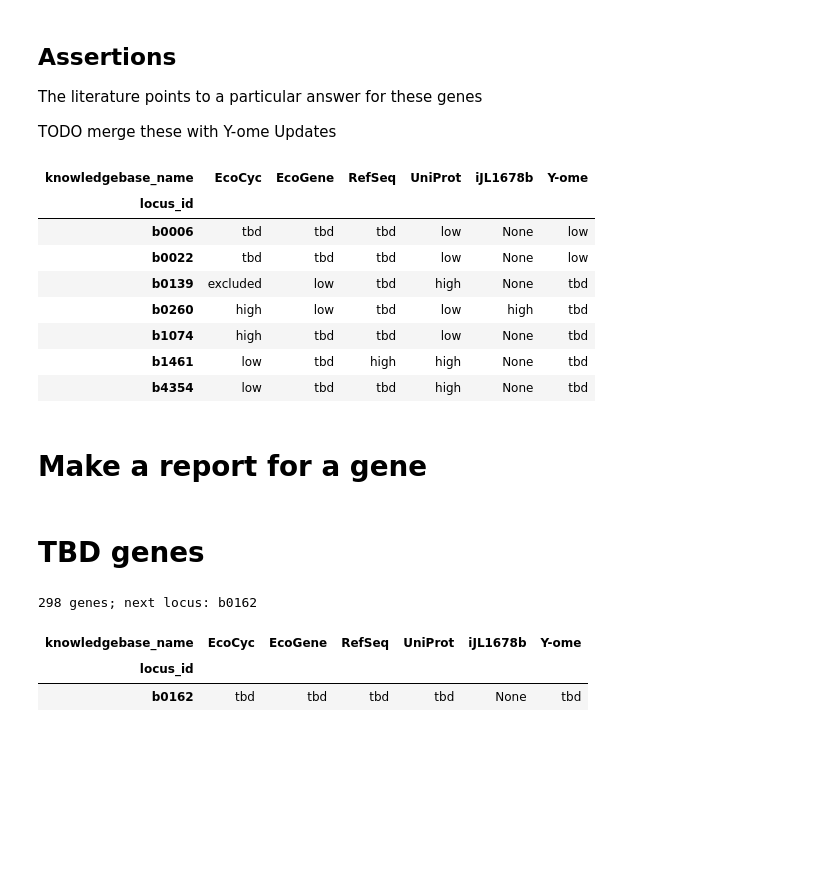
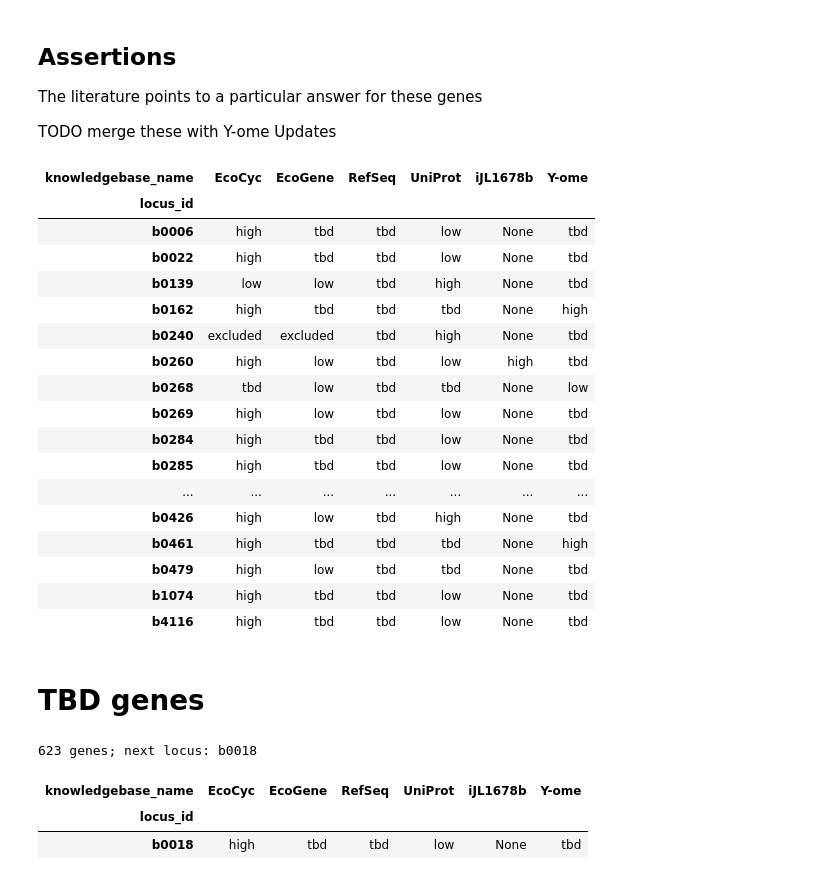
Before and after one commit to zakandrewking/y-ome, a Jupyter notebook: notebooks/17..12.06 Categories.ipynb, the cells around one changed output. Saved outputs shown, nothing was run; the diff lists cells and outputs as text; code cells hidden in the pictures; blank space fills up the shorter version.

```diff
--- a/notebooks/17..12.06 Categories.ipynb
+++ b/notebooks/17..12.06 Categories.ipynb
@@ -104,7 +110,8 @@ ecocyc_evidence = to_df(
     .filter(Knowledgebase.name == 'EcoCyc')
     .filter(KnowledgebaseFeature.feature_type == 'evidence_html')
 )
-ecocyc_evidence_has_assay = ecocyc_evidence[ecocyc_evidence.feature.str.contains('assay', flags=re.IGNORECASE)]
+ecocyc_evidence_has_assay = ecocyc_evidence[ecocyc_evidence.feature.str.contains('assay', flags=re.IGNORECASE)
+                                            | ecocyc_evidence.feature.str.contains('traceable author statement to experimental support', flags=re.IGNORECASE)]
 # %%
 def calculate_y_ome(row):
     any_high =     any(x == 'high'     for x in row)
@@ -230,36 +236,60 @@ TODO merge these with Y-ome Updates
 # %%
 assertions = [
     ('b1461', 'high'), # see literature validation (correct in UniProt)
     ('b0129', 'low'),
     ('b1786', 'low'),
     ('b0260', 'high'),
     ('b0022', 'high'), # I think we know enough by this insertion element to call it "high"
     ('b4354', 'high'), # new evidence in Y-ome Updates
     ('b0022', 'high'), # see EcoCyc
     ('b0001', 'high'), # see EcoCyc
     ('b0020', 'high'), # see EcoCyc
     ('b0034', 'high'), # see EcoCyc
     ('b0037', 'high'), # see EcoCyc
     ('b0040', 'high'), # see EcoCyc
     ('b0006', 'read more'),
     ('b1074', 'high'), # fix with complex info from EcoCyc
     ('b0089', 'high'), # EcoCyc assay evidence
     ('b0139', 'read more'),
+    ('b4116', 'low'), # EcoCyc: conditions under which it is expressed remain unknown
+    ('b2163', 'low'), # EcoCyc: The genes that the YeiL transcriptional activator regulates have not been identified yet
+    ('b2952', 'low'), # EcoCyc
+    ('b0598', 'high'), # EcoCyc
+    ('b0162', 'low'), # EcoCyc / RegulonDB
+    ('b0240', 'high'), # see notes above
+    ('b0268', 'read more'), # are co-crystal structures enough to confirm enzyme activity?
+    ('b0269', 'read more'), # is complementation assay enough to confirm activity?
+    ('b0284', 'high'), # see EcoCyc complex
+    ('b0285', 'high'), # see EcoCyc complex
+    ('b0286', 'high'), # see EcoCyc complex
+    ('b0287', 'low'), # few details
+    ('b0301', 'low'), # few details
+    ('b0341', 'read more'), # is co-expression under a clear condition + sequence similarity enough?
+    ('b0426', 'read more'), # EcoGene; Qiao, 2008
+    ('b0461', 'low'), # few details
+    ('b0479', 'high'), # see EcoCyc
 ]
 # print an incorrect assertions
 def check_for_row(row):
     return any(row.name == locus_tag and row['Y-ome'] != val
                for locus_tag, val in assertions)
 kbases_unstacked[kbases_unstacked.apply(check_for_row, axis=1)]
 # %% [output]
 | knowledgebase_name | EcoCyc | EcoGene | RefSeq | UniProt | iJL1678b | Y-ome |
 | locus_id |  |  |  |  |  |  |
-| b0006 | tbd | tbd | tbd | low | None | low |
-| b0022 | tbd | tbd | tbd | low | None | low |
-| b0139 | excluded | low | tbd | high | None | tbd |
+| b0006 | high | tbd | tbd | low | None | tbd |
+| b0022 | high | tbd | tbd | low | None | tbd |
+| b0139 | low | low | tbd | high | None | tbd |
+| b0162 | high | tbd | tbd | tbd | None | high |
+| b0240 | excluded | excluded | tbd | high | None | tbd |
 | b0260 | high | low | tbd | low | high | tbd |
+| b0268 | tbd | low | tbd | tbd | None | low |
+| b0269 | high | low | tbd | low | None | tbd |
+| b0284 | high | tbd | tbd | low | None | tbd |
+| b0285 | high | tbd | tbd | low | None | tbd |
+| ... | ... | ... | ... | ... | ... | ... |
+| b0426 | high | low | tbd | high | None | tbd |
+| b0461 | high | tbd | tbd | tbd | None | high |
+| b0479 | high | low | tbd | tbd | None | tbd |
 | b1074 | high | tbd | tbd | low | None | tbd |
-| b1461 | low | tbd | high | high | None | tbd |
-| b4354 | low | tbd | tbd | high | None | tbd |
+| b4116 | high | tbd | tbd | low | None | tbd |
-# %% [markdown]
-# Make a report for a gene
@@ -293,13 +300,13 @@ tbd = kbases_unstacked[(kbases_unstacked['Y-ome'] == 'tbd') & ~kbases_unstacked.
 tbd_locus_tag = tbd.index[1]
 print(f'{len(tbd)} genes; next locus: {tbd_locus_tag}')
 # %% [output]
-298 genes; next locus: b0162
+623 genes; next locus: b0018
 # %%
 kbases_unstacked[kbases_unstacked.index == tbd_locus_tag]
 # %% [output]
 | knowledgebase_name | EcoCyc | EcoGene | RefSeq | UniProt | iJL1678b | Y-ome |
 | locus_id |  |  |  |  |  |  |
-| b0162 | tbd | tbd | tbd | tbd | None | tbd |
+| b0018 | high | tbd | tbd | low | None | tbd |
 # %%
 report(tbd_locus_tag)
 # %% [output]
```
Also changed, not shown: parts of 20 cells of this notebook, 2 other files.
